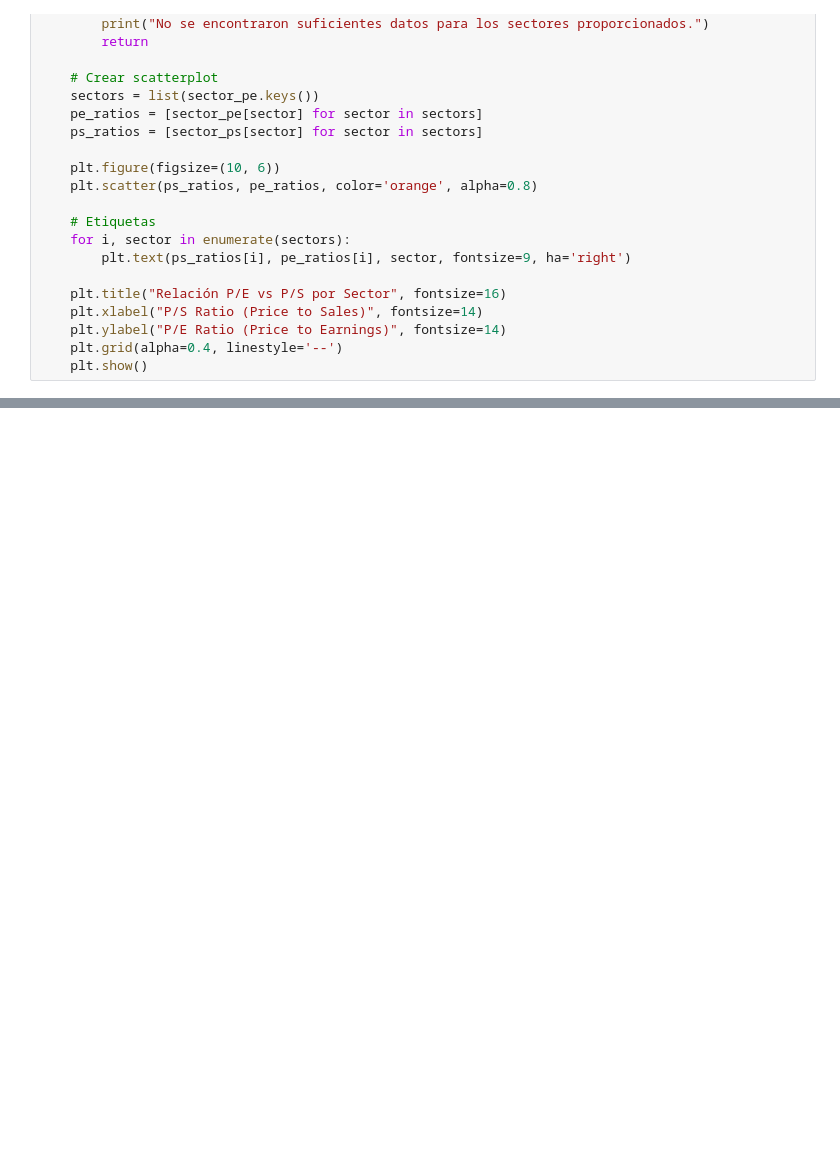
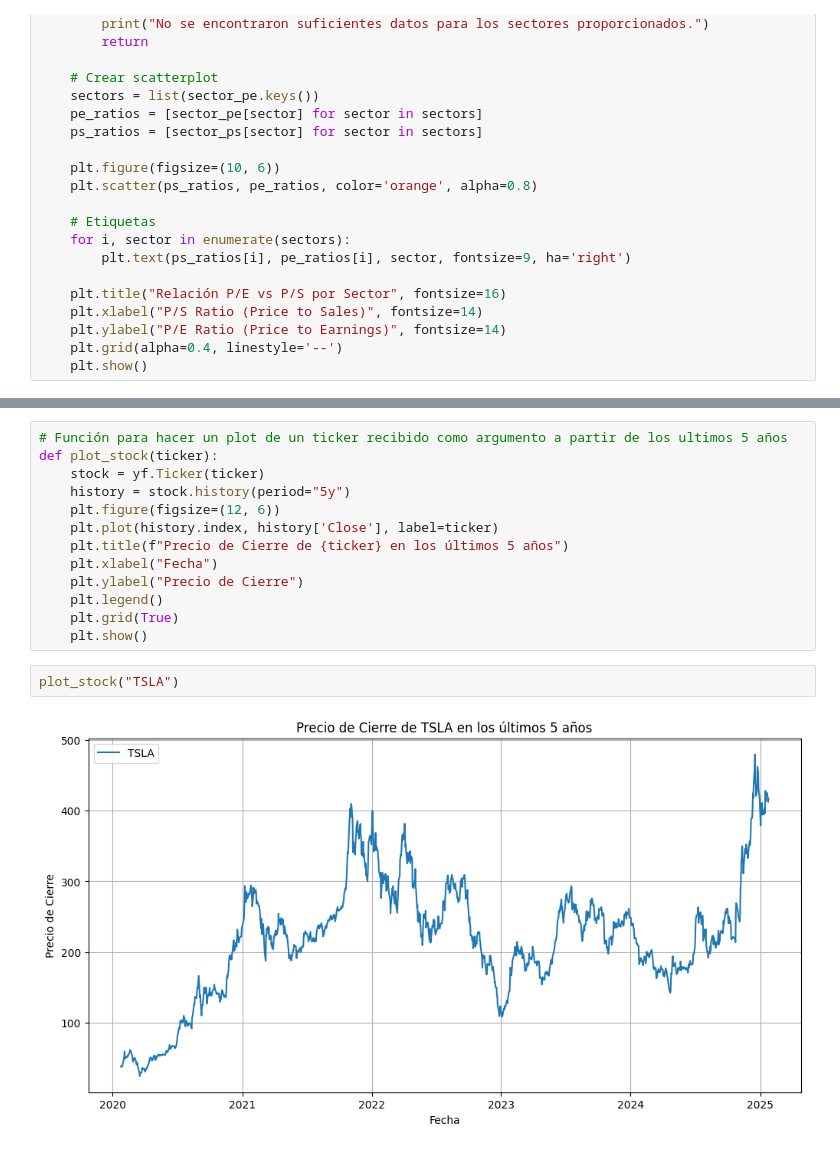
Before and after one commit to Selphyz/stocks-investment, a Jupyter notebook: equity/ratios.ipynb, the cells around one changed output, grey strips where cells are left out. Drawn from its saved outputs; the diff is of its cells as text; blank space fills up the shorter version.

```diff
--- a/equity/ratios.ipynb
+++ b/equity/ratios.ipynb
@@ -155,0 +161,17 @@ calcular_earnings_yield(ticker)
+# %%
+# Función para hacer un plot de un ticker recibido como argumento a partir de los ultimos 5 años
+def plot_stock(ticker):
+    stock = yf.Ticker(ticker)
+    history = stock.history(period="5y")
+    plt.figure(figsize=(12, 6))
+    plt.plot(history.index, history['Close'], label=ticker)
+    plt.title(f"Precio de Cierre de {ticker} en los últimos 5 años")
+    plt.xlabel("Fecha")
+    plt.ylabel("Precio de Cierre")
+    plt.legend()
+    plt.grid(True)
+    plt.show()
+# %%
+plot_stock("TSLA")
+# %% [output]
+[figure, added]
```
Also changed, not shown: parts of 7 cells of this notebook, 5 other files.
